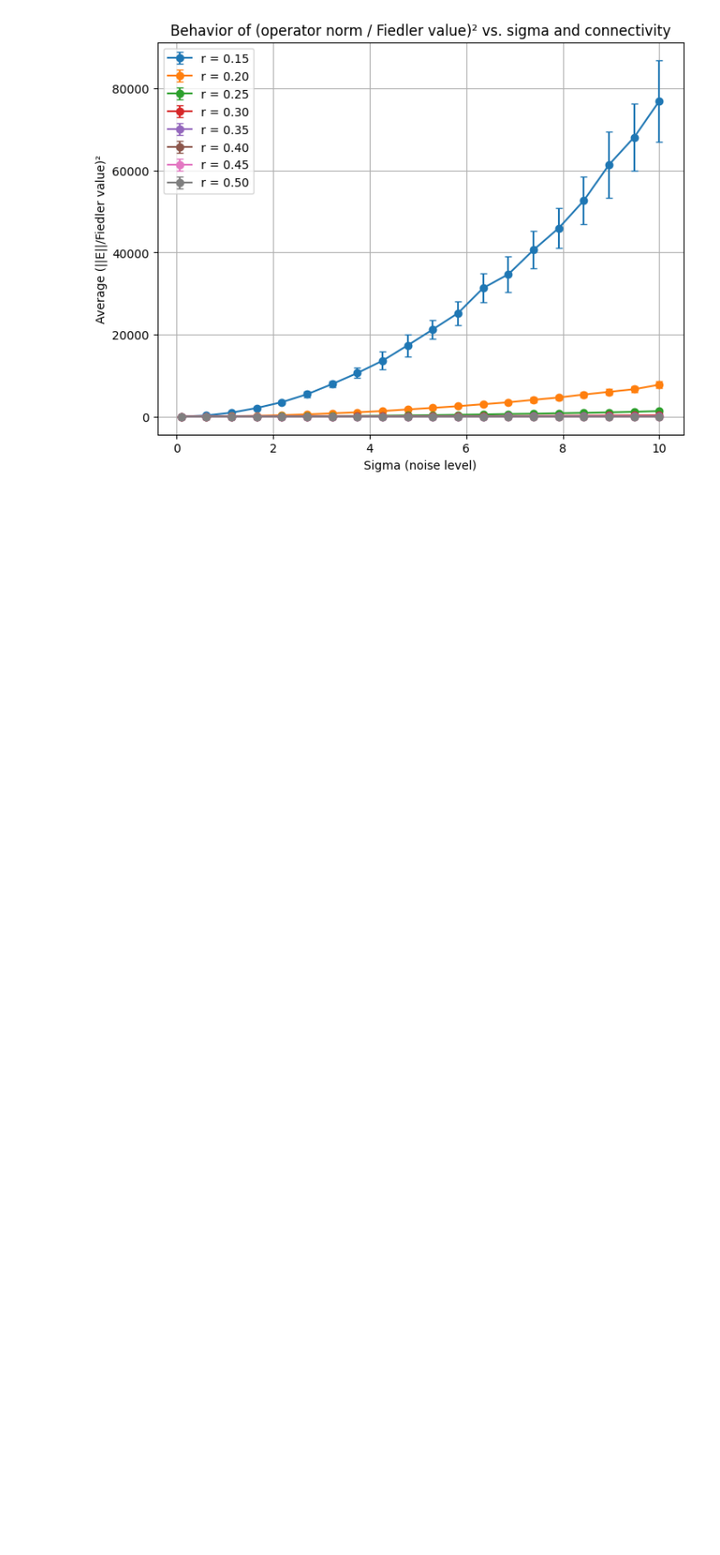
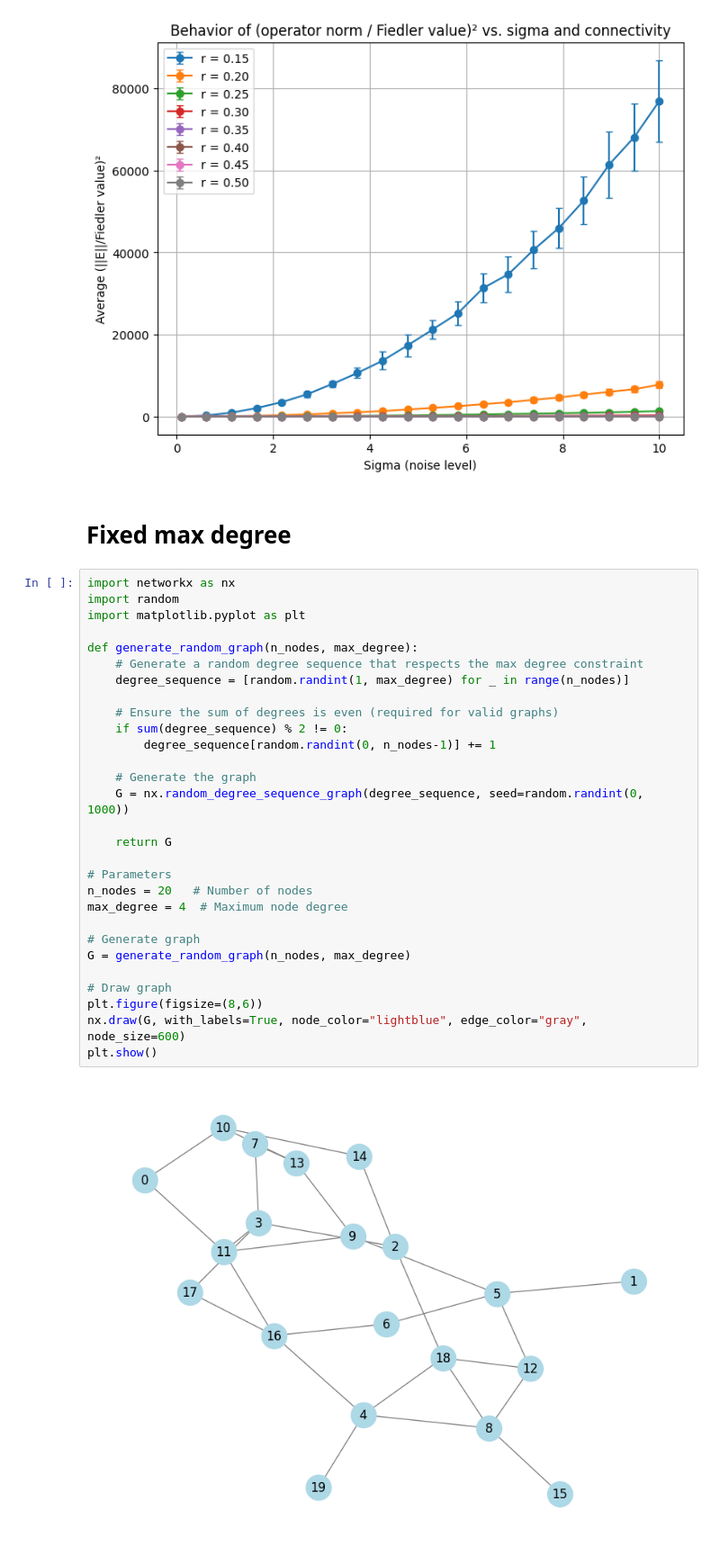
Before and after one commit to zhexin1904/my_SE_sync, a Jupyter notebook: python/toy_tutorial.ipynb, the cells around one changed output. Shown at 90% size. Drawn from its saved outputs; the diff is of its cells as text; blank space fills up the shorter version.

```diff
--- a/python/toy_tutorial.ipynb
+++ b/python/toy_tutorial.ipynb
@@ -438,3 +438,36 @@ r = 0.500, sigma = 8.958 --> Average (||E||/λ₂)² = 7.201 ± 0.471
 r = 0.500, sigma = 9.479 --> Average (||E||/λ₂)² = 8.169 ± 0.444
 r = 0.500, sigma = 10.000 --> Average (||E||/λ₂)² = 8.969 ± 0.638
 [figure]
+# %% [markdown]
+# Fixed max degree
+# %%
+import networkx as nx
+import random
+import matplotlib.pyplot as plt
+
+def generate_random_graph(n_nodes, max_degree):
+    # Generate a random degree sequence that respects the max degree constraint
+    degree_sequence = [random.randint(1, max_degree) for _ in range(n_nodes)]
+
+    # Ensure the sum of degrees is even (required for valid graphs)
+    if sum(degree_sequence) % 2 != 0:
+        degree_sequence[random.randint(0, n_nodes-1)] += 1
+
+    # Generate the graph
+    G = nx.random_degree_sequence_graph(degree_sequence, seed=random.randint(0, 1000))
+
+    return G
+
+# Parameters
+n_nodes = 20   # Number of nodes
+max_degree = 4  # Maximum node degree
+
+# Generate graph
+G = generate_random_graph(n_nodes, max_degree)
+
+# Draw graph
+plt.figure(figsize=(8,6))
+nx.draw(G, with_labels=True, node_color="lightblue", edge_color="gray", node_size=600)
+plt.show()
+# %% [output]
+[figure, added]
```
Also changed, not shown: 4 other files.
